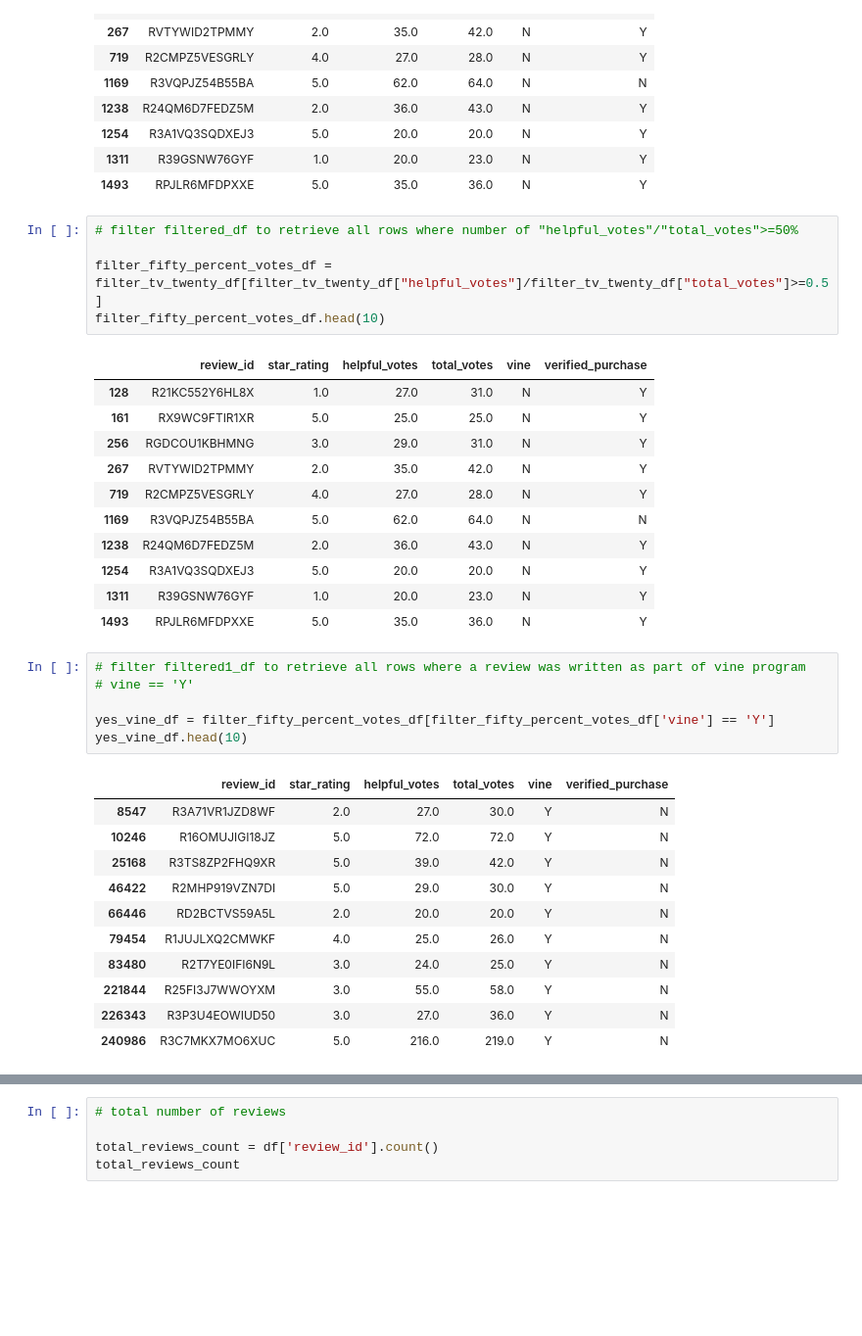
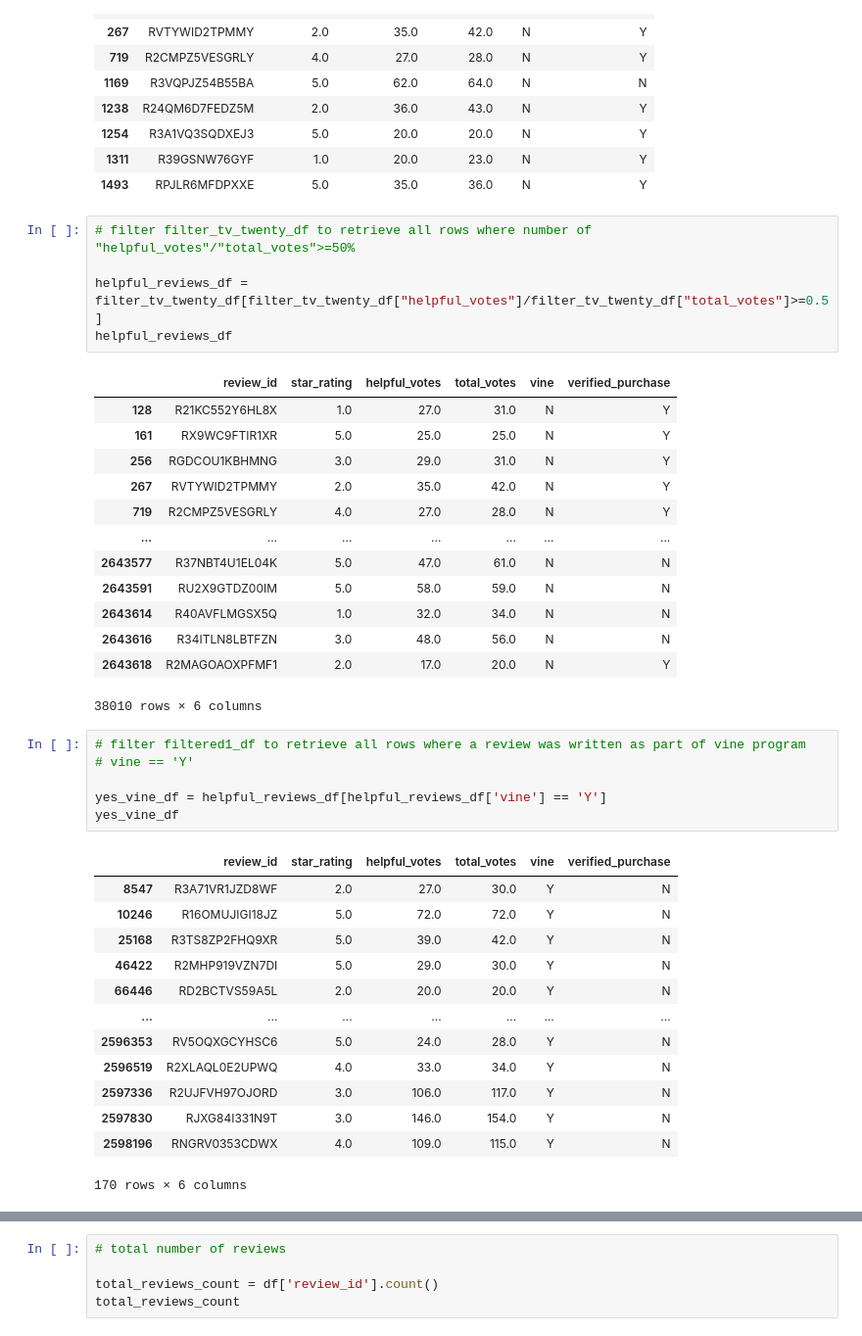
Before and after one commit to vrynerson/Amazon_Vine_Analysis, a Jupyter notebook: Vine_Review_Analysis.ipynb, the cells around one changed output, grey strips where cells are left out. Shown: that part at 98% size. Drawn from its saved outputs; the diff is of its cells as text; blank space fills up the shorter version.

```diff
--- a/Vine_Review_Analysis.ipynb
+++ b/Vine_Review_Analysis.ipynb
@@ -52,28 +64,30 @@ filter_tv_twenty_df.head(10)
 | 1311 | R39GSNW76GYF | 1.0 | 20.0 | 23.0 | N | Y |
 | 1493 | RPJLR6MFDPXXE | 5.0 | 35.0 | 36.0 | N | Y |
 # %%
-# filter filtered_df to retrieve all rows where number of "helpful_votes"/"total_votes">=50%
+# filter filter_tv_twenty_df to retrieve all rows where number of "helpful_votes"/"total_votes">=50%
 
-filter_fifty_percent_votes_df = filter_tv_twenty_df[filter_tv_twenty_df["helpful_votes"]/filter_tv_twenty_df["total_votes"]>=0.5]
-filter_fifty_percent_votes_df.head(10)
+helpful_reviews_df = filter_tv_twenty_df[filter_tv_twenty_df["helpful_votes"]/filter_tv_twenty_df["total_votes"]>=0.5]
+helpful_reviews_df
 # %% [output]
 |  | review_id | star_rating | helpful_votes | total_votes | vine | verified_purchase |
 | 128 | R21KC552Y6HL8X | 1.0 | 27.0 | 31.0 | N | Y |
 | 161 | RX9WC9FTIR1XR | 5.0 | 25.0 | 25.0 | N | Y |
 | 256 | RGDCOU1KBHMNG | 3.0 | 29.0 | 31.0 | N | Y |
 | 267 | RVTYWID2TPMMY | 2.0 | 35.0 | 42.0 | N | Y |
 | 719 | R2CMPZ5VESGRLY | 4.0 | 27.0 | 28.0 | N | Y |
-| 1169 | R3VQPJZ54B55BA | 5.0 | 62.0 | 64.0 | N | N |
-| 1238 | R24QM6D7FEDZ5M | 2.0 | 36.0 | 43.0 | N | Y |
-| 1254 | R3A1VQ3SQDXEJ3 | 5.0 | 20.0 | 20.0 | N | Y |
-| 1311 | R39GSNW76GYF | 1.0 | 20.0 | 23.0 | N | Y |
-| 1493 | RPJLR6MFDPXXE | 5.0 | 35.0 | 36.0 | N | Y |
+| ... | ... | ... | ... | ... | ... | ... |
+| 2643577 | R37NBT4U1EL04K | 5.0 | 47.0 | 61.0 | N | N |
+| 2643591 | RU2X9GTDZ00IM | 5.0 | 58.0 | 59.0 | N | N |
+| 2643614 | R40AVFLMGSX5Q | 1.0 | 32.0 | 34.0 | N | N |
+| 2643616 | R34ITLN8LBTFZN | 3.0 | 48.0 | 56.0 | N | N |
+| 2643618 | R2MAGOAOXPFMF1 | 2.0 | 17.0 | 20.0 | N | Y |
+38010 rows × 6 columns
 # %%
 # filter filtered1_df to retrieve all rows where a review was written as part of vine program
 # vine == 'Y'
 
-yes_vine_df = filter_fifty_percent_votes_df[filter_fifty_percent_votes_df['vine'] == 'Y']
-yes_vine_df.head(10)
+yes_vine_df = helpful_reviews_df[helpful_reviews_df['vine'] == 'Y']
+yes_vine_df
 # %% [output]
 |  | review_id | star_rating | helpful_votes | total_votes | vine | verified_purchase |
 | 8547 | R3A71VR1JZD8WF | 2.0 | 27.0 | 30.0 | Y | N |
@@ -81,11 +95,13 @@ yes_vine_df.head(10)
 | 25168 | R3TS8ZP2FHQ9XR | 5.0 | 39.0 | 42.0 | Y | N |
 | 46422 | R2MHP919VZN7DI | 5.0 | 29.0 | 30.0 | Y | N |
 | 66446 | RD2BCTVS59A5L | 2.0 | 20.0 | 20.0 | Y | N |
-| 79454 | R1JUJLXQ2CMWKF | 4.0 | 25.0 | 26.0 | Y | N |
-| 83480 | R2T7YE0IFI6N9L | 3.0 | 24.0 | 25.0 | Y | N |
-| 221844 | R25FI3J7WWOYXM | 3.0 | 55.0 | 58.0 | Y | N |
-| 226343 | R3P3U4EOWIUD50 | 3.0 | 27.0 | 36.0 | Y | N |
-| 240986 | R3C7MKX7MO6XUC | 5.0 | 216.0 | 219.0 | Y | N |
+| ... | ... | ... | ... | ... | ... | ... |
+| 2596353 | RV5OQXGCYHSC6 | 5.0 | 24.0 | 28.0 | Y | N |
+| 2596519 | R2XLAQL0E2UPWQ | 4.0 | 33.0 | 34.0 | Y | N |
+| 2597336 | R2UJFVH97OJORD | 3.0 | 106.0 | 117.0 | Y | N |
+| 2597830 | RJXG84I331N9T | 3.0 | 146.0 | 154.0 | Y | N |
+| 2598196 | RNGRV0353CDWX | 4.0 | 109.0 | 115.0 | Y | N |
+170 rows × 6 columns
 # %%
 # filter filtered1_df to retrieve all rows where a review was NOT written as part of vine program
 # vine == 'N'
```
Also changed, not shown: parts of 17 cells of this notebook, 1 other file.
